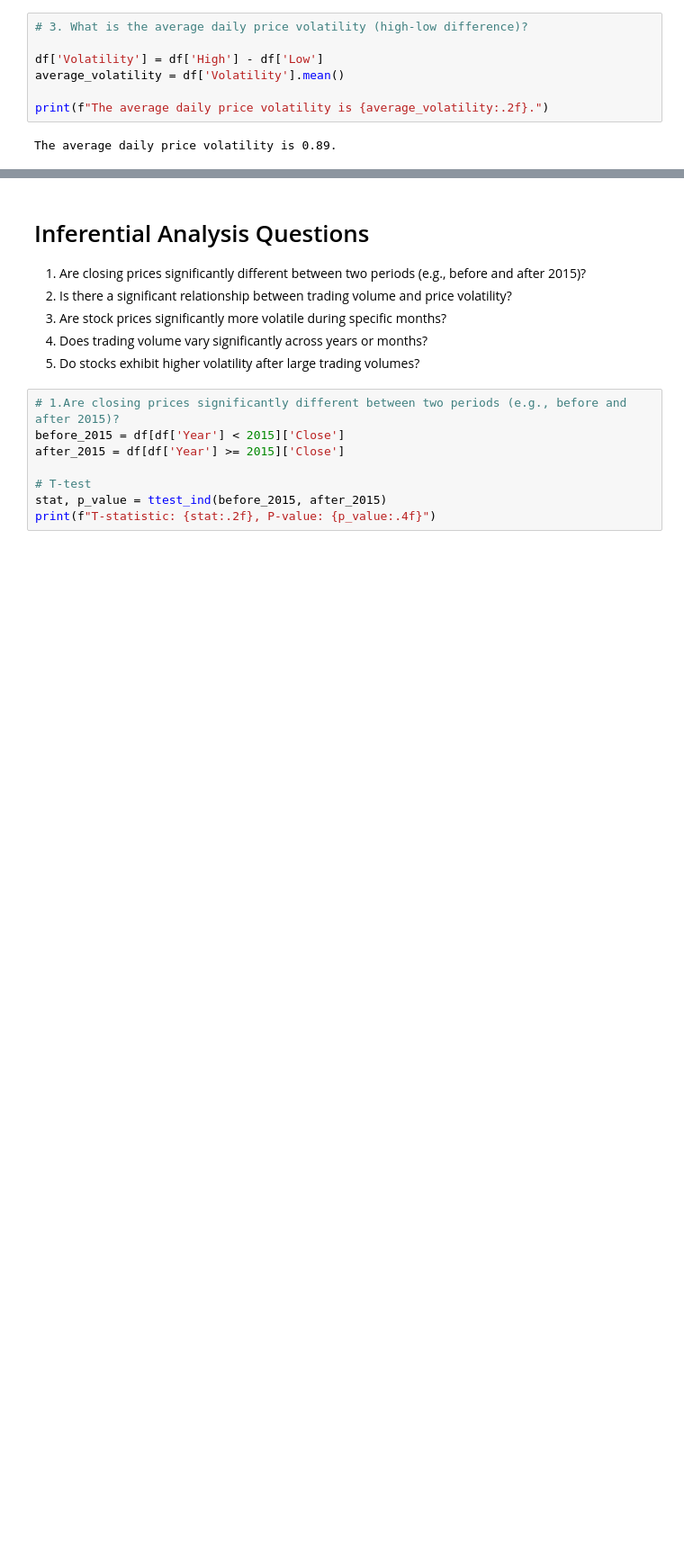
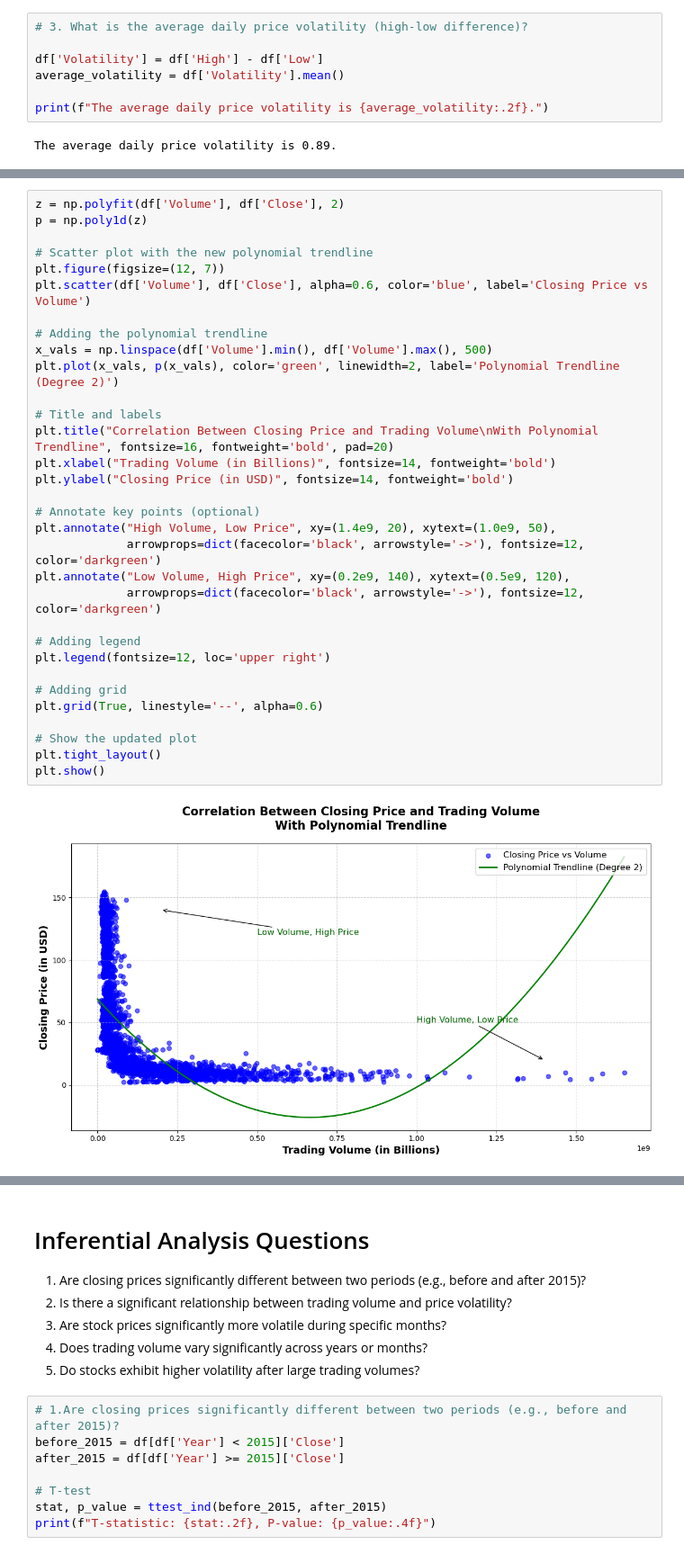
Before and after one commit to ElifSurucu/Google-Stock-Market-Data, a Jupyter notebook: Data_Analysiss_Notebook.ipynb, the cells around one changed output, grey strips where cells are left out. Shown at 90% size. Drawn from its saved outputs; the diff is of its cells as text; blank space fills up the shorter version.

```diff
--- a/Data_Analysiss_Notebook.ipynb
+++ b/Data_Analysiss_Notebook.ipynb
@@ -180,0 +312,34 @@ The correlation between closing price and trading volume is -0.47
+# %%
+z = np.polyfit(df['Volume'], df['Close'], 2)
+p = np.poly1d(z)
+
+# Scatter plot with the new polynomial trendline
+plt.figure(figsize=(12, 7))
+plt.scatter(df['Volume'], df['Close'], alpha=0.6, color='blue', label='Closing Price vs Volume')
+
+# Adding the polynomial trendline
+x_vals = np.linspace(df['Volume'].min(), df['Volume'].max(), 500)
+plt.plot(x_vals, p(x_vals), color='green', linewidth=2, label='Polynomial Trendline (Degree 2)')
+
+# Title and labels
+plt.title("Correlation Between Closing Price and Trading Volume\nWith Polynomial Trendline", fontsize=16, fontweight='bold', pad=20)
+plt.xlabel("Trading Volume (in Billions)", fontsize=14, fontweight='bold')
+plt.ylabel("Closing Price (in USD)", fontsize=14, fontweight='bold')
+
+# Annotate key points (optional)
+plt.annotate("High Volume, Low Price", xy=(1.4e9, 20), xytext=(1.0e9, 50),
+             arrowprops=dict(facecolor='black', arrowstyle='->'), fontsize=12, color='darkgreen')
+plt.annotate("Low Volume, High Price", xy=(0.2e9, 140), xytext=(0.5e9, 120),
+             arrowprops=dict(facecolor='black', arrowstyle='->'), fontsize=12, color='darkgreen')
+
+# Adding legend
+plt.legend(fontsize=12, loc='upper right')
+
+# Adding grid
+plt.grid(True, linestyle='--', alpha=0.6)
+
+# Show the updated plot
+plt.tight_layout()
+plt.show()
+# %% [output]
+[figure, added]
```
Also changed, not shown: parts of 22 cells of this notebook.
